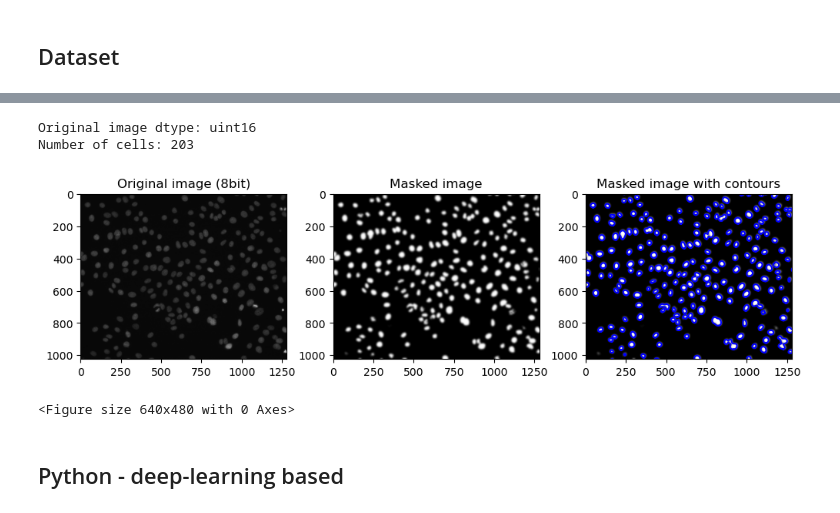
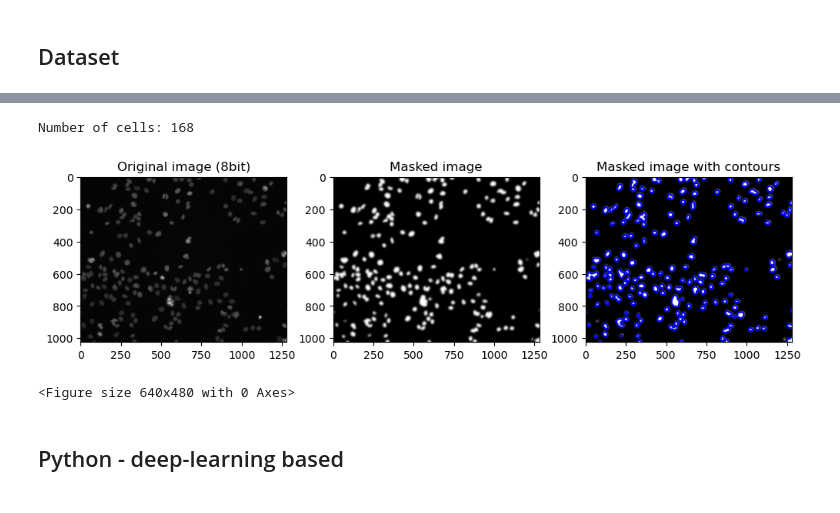
Before and after one commit to rsuzuki-cs/cell_count_demo, a Jupyter notebook: cell_count_demo.ipynb, the cells around one changed output, grey strips where cells are left out. Drawn from its saved outputs; the diff is of its cells as text; code cells hidden in the pictures.

```diff
--- a/cell_count_demo.ipynb
+++ b/cell_count_demo.ipynb
@@ -62,9 +75,9 @@ plt.tight_layout(); plt.show(); plt.close('all')
 # %%
-cnts, fig = cell_count_contour(img_pths[0], mask_th=40, cnt_th=125, show_plot=True)
+img_pth = glob.glob(f"{img_dir}/emetine/0.01/*.tif")[0]
+cnts, fig = cell_count_contour(img_pth, mask_th=40, cnt_th=125, show_plot=True, verbouse=True)
 # %% [output]
-Original image dtype: uint16
-Number of cells: 203
+Number of cells: 168
-[figure, old version]
+[figure, new version]
 <Figure size 640x480 with 0 Axes>
 # %% [markdown]
 ## Python - deep-learning based
```
Also changed, not shown: parts of 48 cells of this notebook, 6 other files.
